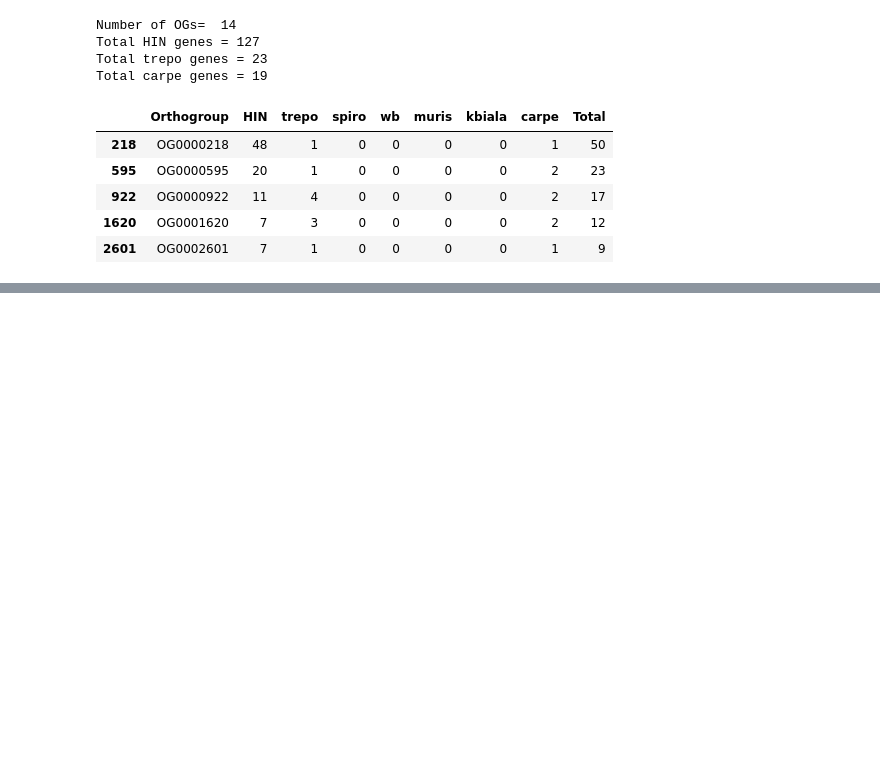
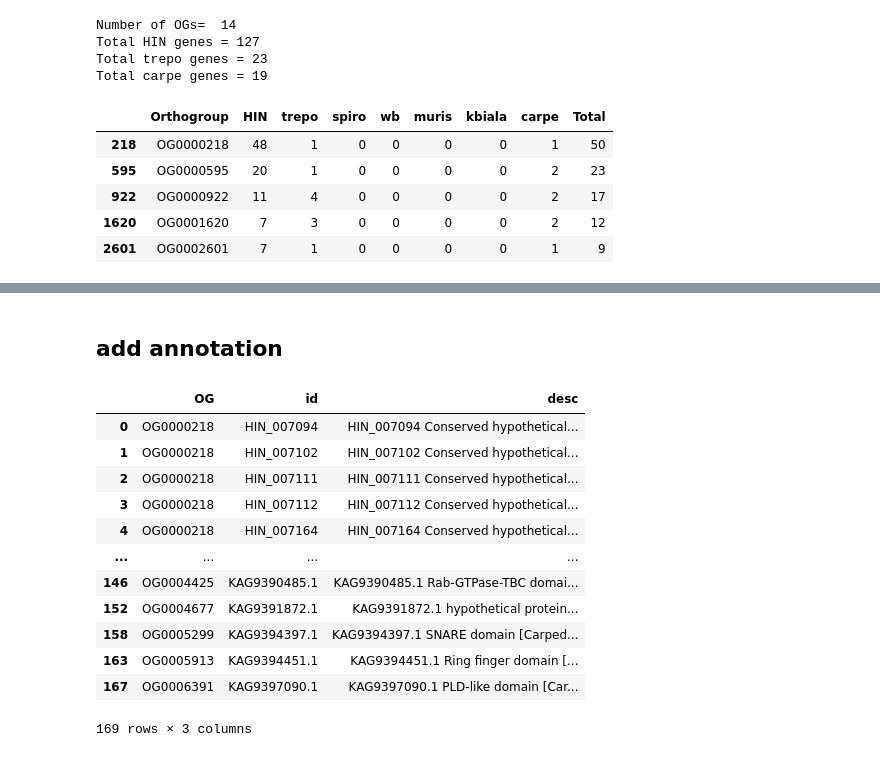
Before and after one commit to zeynepkurtw/H_inflata, a Jupyter notebook: jupyter/1_orthofinder/5_OG_HIN_trepo_carpe.ipynb, the cells around one changed output, grey strips where cells are left out. Drawn from its saved outputs; the diff is of its cells as text; code cells hidden in the pictures; blank space fills up the shorter version.

Commit message:
h.inflata

```diff
--- a/jupyter/1_orthofinder/5_OG_HIN_trepo_carpe.ipynb
+++ b/jupyter/1_orthofinder/5_OG_HIN_trepo_carpe.ipynb
@@ -83,3 +83,62 @@ extract_prot(og_hin_trepo_carpe).head()
 | 5 | HIN_007164 | HIN_028244 | HIN_039913 | HIN_045404 | HIN_028071 | HIN_086213 | HIN_056820 | KAG9391031.1 | TPC1_30126 | ... |
 # %%
 extract_prot(og_hin_trepo_carpe).to_csv("/Users/zeyku390/PycharmProjects/H.inflata/jupyter/1_orthofinder/data/og_hin_trepo_carpe.csv", header="infer", index=False, sep="\t")
+# %% [markdown]
+## add annotation
+# %%
+import glob
+
+"OG diplo subset gene list with annotations"
+
+
+def OG_stack(OG_list):
+    df = pd.merge(OG_gene_list, OG_list["Orthogroup"], right_on="Orthogroup", left_on=0).drop(
+        columns="Orthogroup").rename(columns={0: "OG"}).set_index("OG")
+    df = df.stack().reset_index().drop(columns=["level_1"])
+    return df
+
+
+df_og_stack = OG_stack(og_hin_trepo_carpe)
+
+"Add annotations"
+path = '/Users/zeyku390/PycharmProjects/H.inflata/jupyter/data/*.csv'
+list_files = glob.glob(path)
+
+#get species name from the filenames
+sp_dic = {}
+for element in list_files:
+    i = element.split("_annot")[0]
+    i = i.split("/")[-1]
+    sp_dic[i] = element
+
+dic_annot = {}
+for key, value in sp_dic.items():
+    dic_annot[key] = pd.read_csv(value, sep="\t", header="infer")
+
+
+def add_annot(df, df_annot):
+    df = pd.merge(df, df_annot, right_on="id", left_on=0, how="left").drop(columns=[0]).dropna()
+    return df
+
+
+df1 = add_annot(OG_stack(og_hin_trepo_carpe), dic_annot["HIN"])
+df2 = add_annot(OG_stack(og_hin_trepo_carpe), dic_annot["trepo"])
+df3 = add_annot(OG_stack(og_hin_trepo_carpe), dic_annot["carpe"])
+
+
+df_og_stack_annot = pd.concat([df1, df2, df3], axis=0)
+df_og_stack_annot
+# %% [output]
+|  | OG | id | desc |
+| 0 | OG0000218 | HIN_007094 | HIN_007094 Conserved hypothetical... |
+| 1 | OG0000218 | HIN_007102 | HIN_007102 Conserved hypothetical... |
+| 2 | OG0000218 | HIN_007111 | HIN_007111 Conserved hypothetical... |
+| 3 | OG0000218 | HIN_007112 | HIN_007112 Conserved hypothetical... |
+| 4 | OG0000218 | HIN_007164 | HIN_007164 Conserved hypothetical... |
+| ... | ... | ... | ... |
+| 146 | OG0004425 | KAG9390485.1 | KAG9390485.1 Rab-GTPase-TBC domai... |
+| 152 | OG0004677 | KAG9391872.1 | KAG9391872.1 hypothetical protein... |
+| 158 | OG0005299 | KAG9394397.1 | KAG9394397.1 SNARE domain [Carped... |
+| 163 | OG0005913 | KAG9394451.1 | KAG9394451.1 Ring finger domain [... |
+| 167 | OG0006391 | KAG9397090.1 | KAG9397090.1 PLD-like domain [Car... |
+169 rows × 3 columns
```
Also changed, not shown: parts of 1 cell of this notebook, 11 other files.
